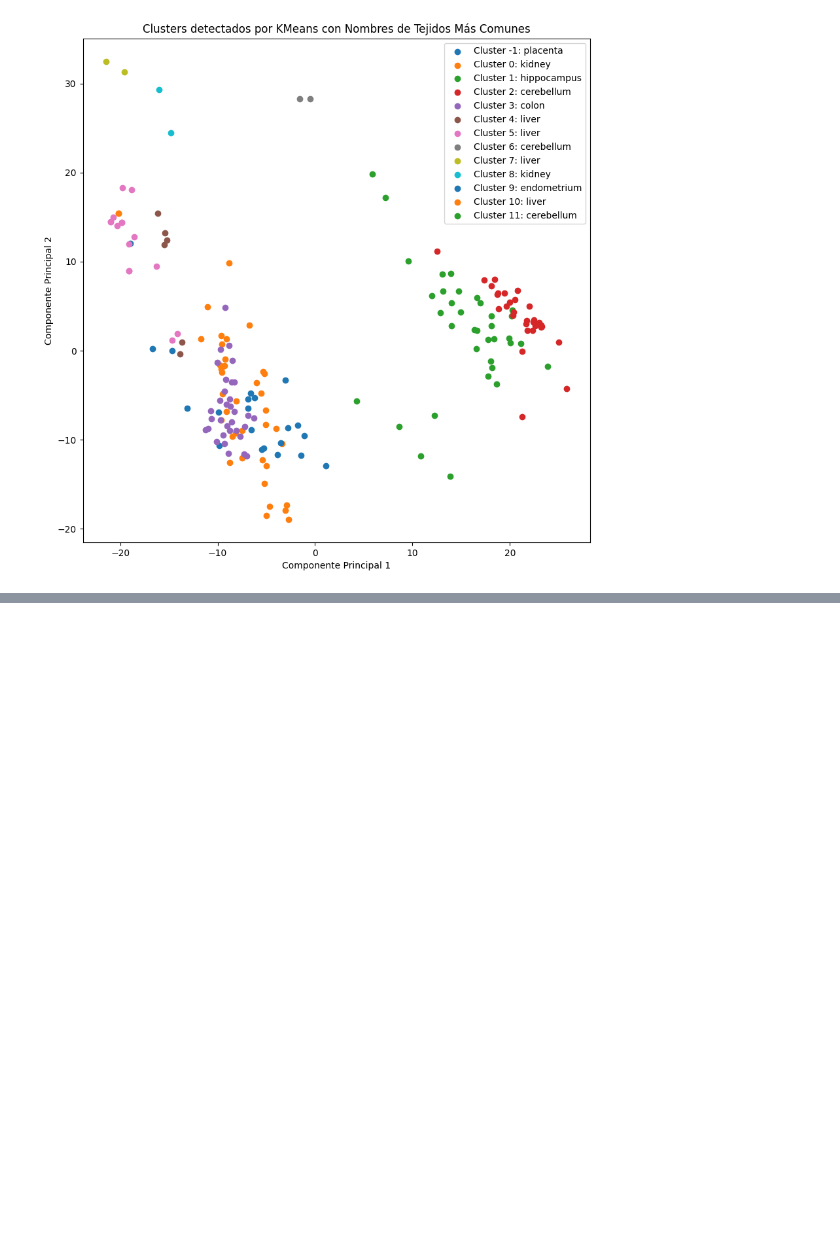
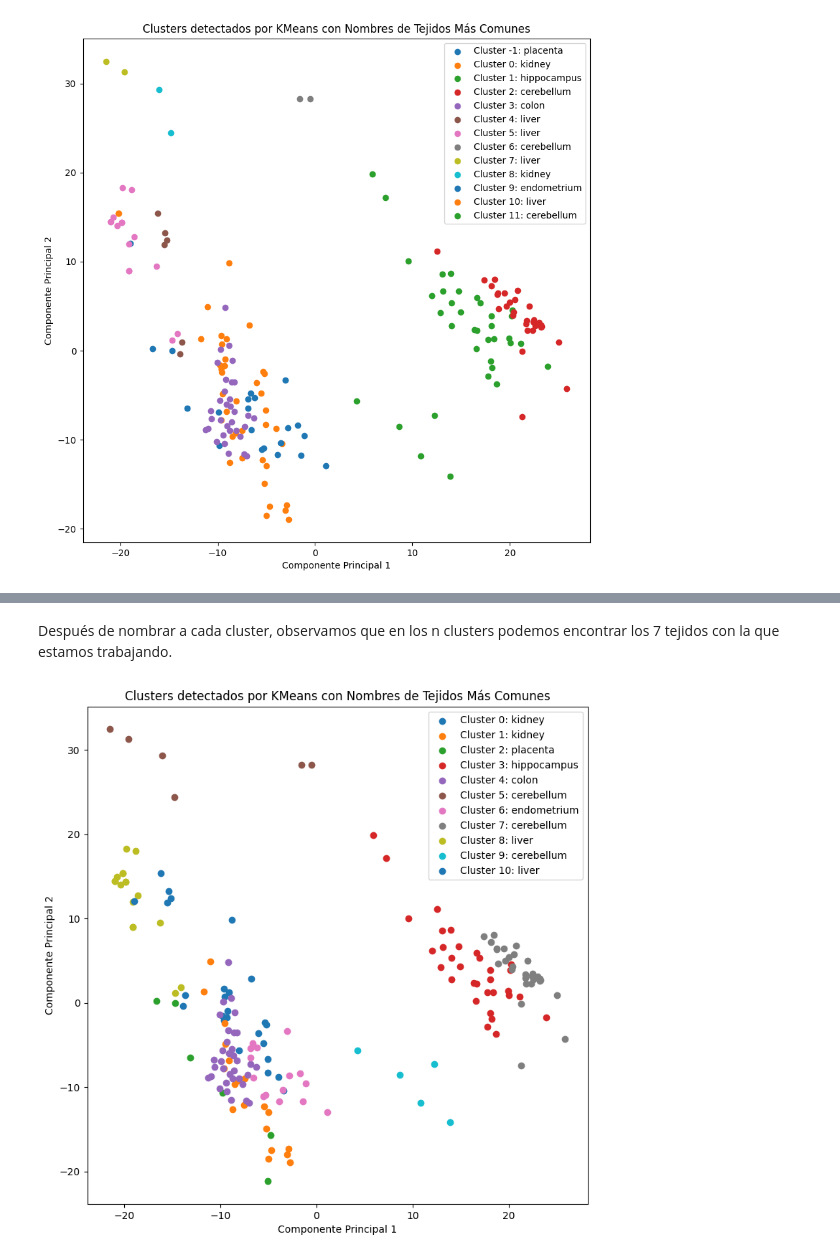
Before and after one commit to IsaacVera10/ML_Project2, a Jupyter notebook: main.ipynb, the cells around one changed output, grey strips where cells are left out. Drawn from its saved outputs; the diff is of its cells as text; code cells hidden in the pictures; blank space fills up the shorter version.

```diff
--- a/main.ipynb
+++ b/main.ipynb
@@ -760,0 +815,7 @@ plt.show()
+# %%
+#Voy a tomar la primera fila de la data original
+data_column = data.iloc[0]
+ahc_complete = pd.DataFrame(data)
+ahc_complete = ahc_complete[1:]
+ahc_complete.columns = data_column
+ahc_complete['cluster'] = hc_clusters
@@ -760,0 +824,23 @@ plt.show()
+# %%
+rows_ = data.drop(['Unnamed: 0'], axis=0).index
+clases_data.index = rows_
+cluster_names_ahc = {}
+for i in range(n_clusters):
+    indices = kmeans_complete[ahc_complete['cluster'] == i].index.values
+    cluster_labels = clases_data[0][indices]
+    most_common_label = Counter(cluster_labels).most_common(1)
+    cluster_names_ahc[i] = most_common_label[0][0]
+
+    # print("Cluster:", i)
+    # print("Nombre más común:", most_common_label[0][0])
+    # print(cluster_labels)
+    # print("")
+
+print("Nombres Representativos de Clústeres:")
+print("  ",cluster_names_ahc)
+print(" ")
+print("Tejidos únicos de cluster_names:")
+valores_unicos = set(cluster_names_ahc.values())
+
+for valor in valores_unicos:
+    print(" * ", valor)
@@ -760,0 +859,16 @@ plt.show()
+# %% [markdown]
+Después de nombrar a cada cluster, observamos que en los n clusters podemos encontrar los 7 tejidos con la que estamos trabajando.
+# %%
+# Visualizar clusters con nombres de tejidos más comunes
+plt.figure(figsize=(9,9))
+for i in range(n_clusters):
+    cluster_data = data_reduced[hc_clusters == i]
+    plt.scatter(cluster_data[:, 0], cluster_data[:, 1], label=f'Cluster {i}: {cluster_names_ahc[i]}')
+
+plt.xlabel('Componente Principal 1')
+plt.ylabel('Componente Principal 2')
+plt.title('Clusters detectados por KMeans con Nombres de Tejidos Más Comunes')
+plt.legend(loc='upper right')
+plt.show()
+# %% [output]
+[figure, added]
```
Also changed, not shown: parts of 16 cells of this notebook.
